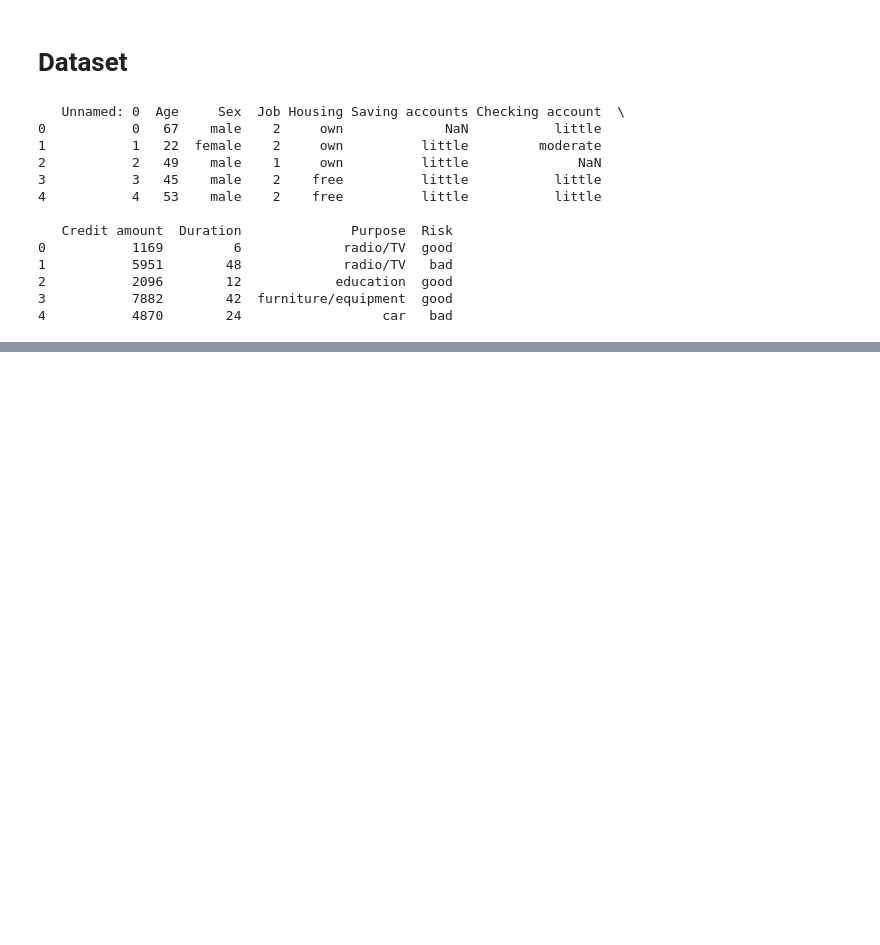
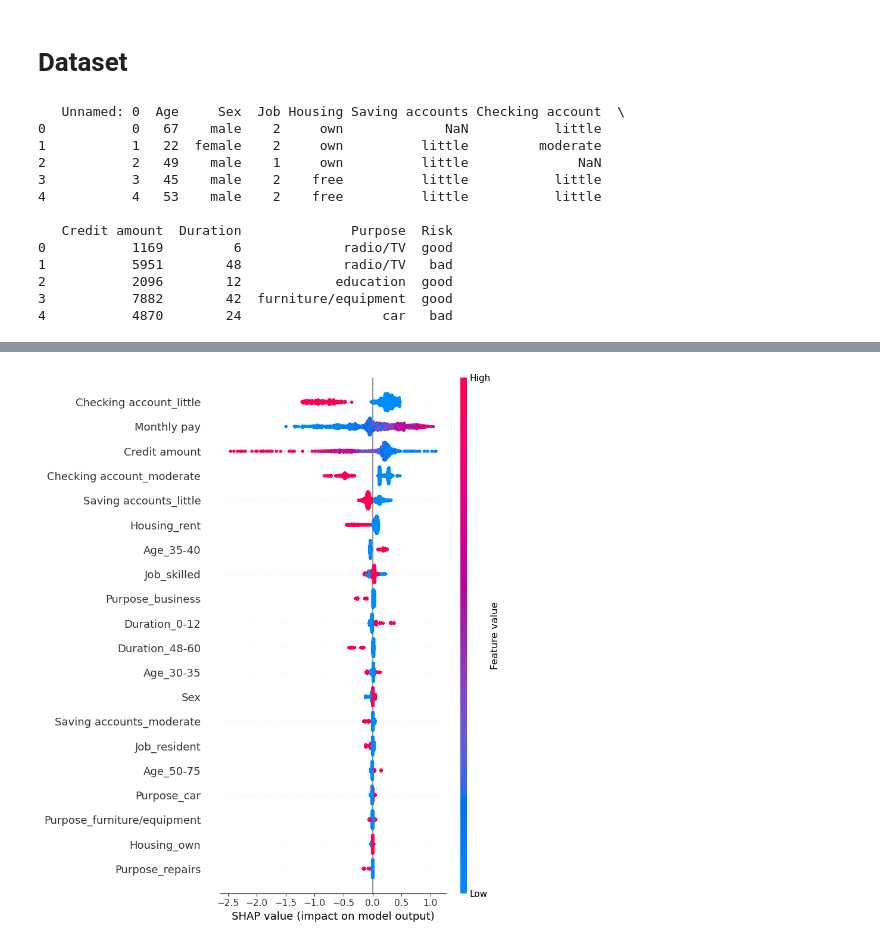
Before and after one commit to RIVACON/RiVaPy, a Jupyter notebook: notebooks/credit/german_creditrisk_XAI.ipynb, the cells around one changed output, grey strips where cells are left out. Cells and saved outputs as stored; diff of their text form; code cells hidden in the pictures; blank space fills up the shorter version.

```diff
--- a/notebooks/credit/german_creditrisk_XAI.ipynb
+++ b/notebooks/credit/german_creditrisk_XAI.ipynb
@@ -37,0 +185,8 @@ df["Credit amount^2"] = df["Credit amount"]**2
+# %%
+import shap
+explainer = shap.TreeExplainer(lgbm_model)
+shap_values = explainer.shap_values(X)
+# %%
+shap.summary_plot(shap_values, X)
+# %% [output]
+[figure, added]
```
Also changed, not shown: parts of 19 cells of this notebook.
